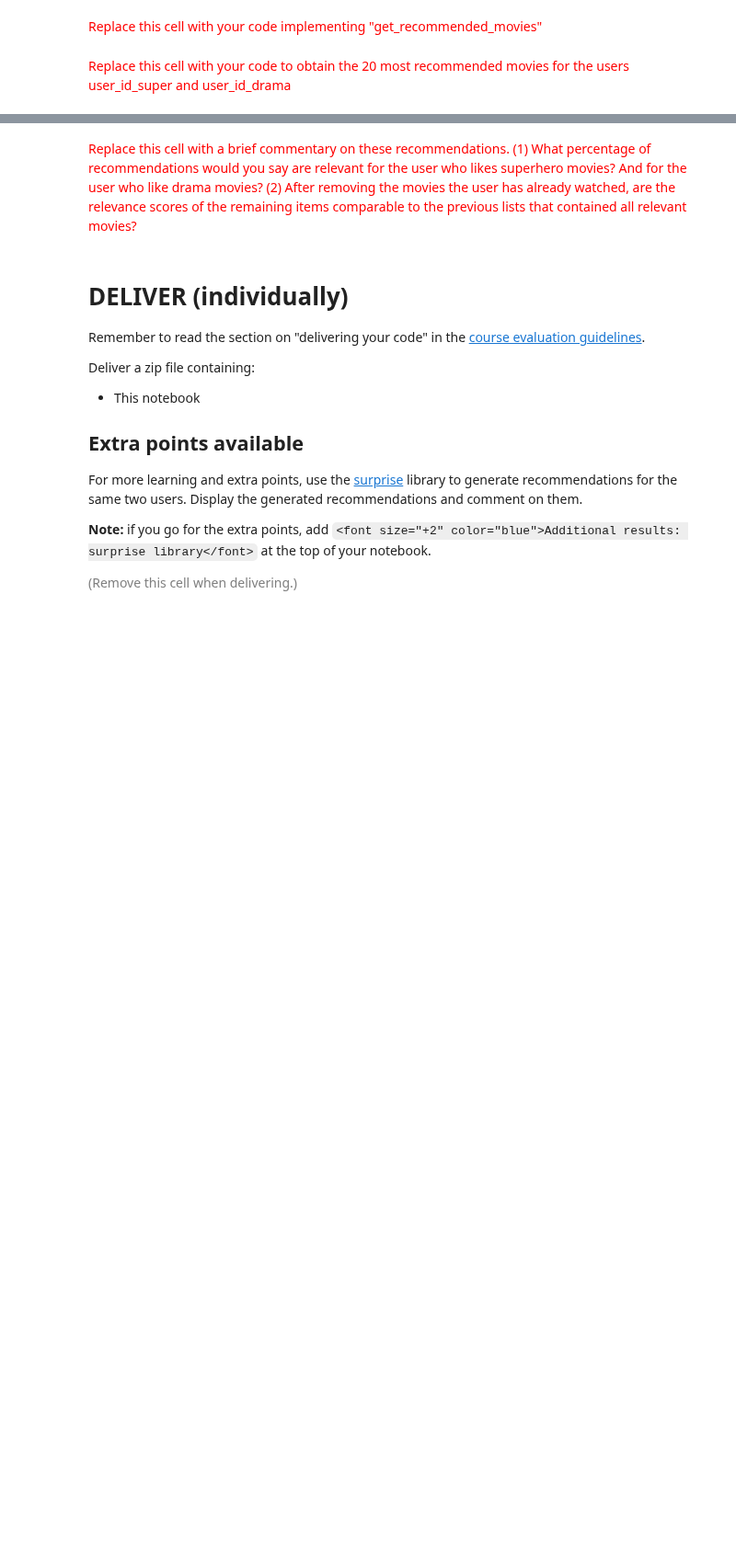
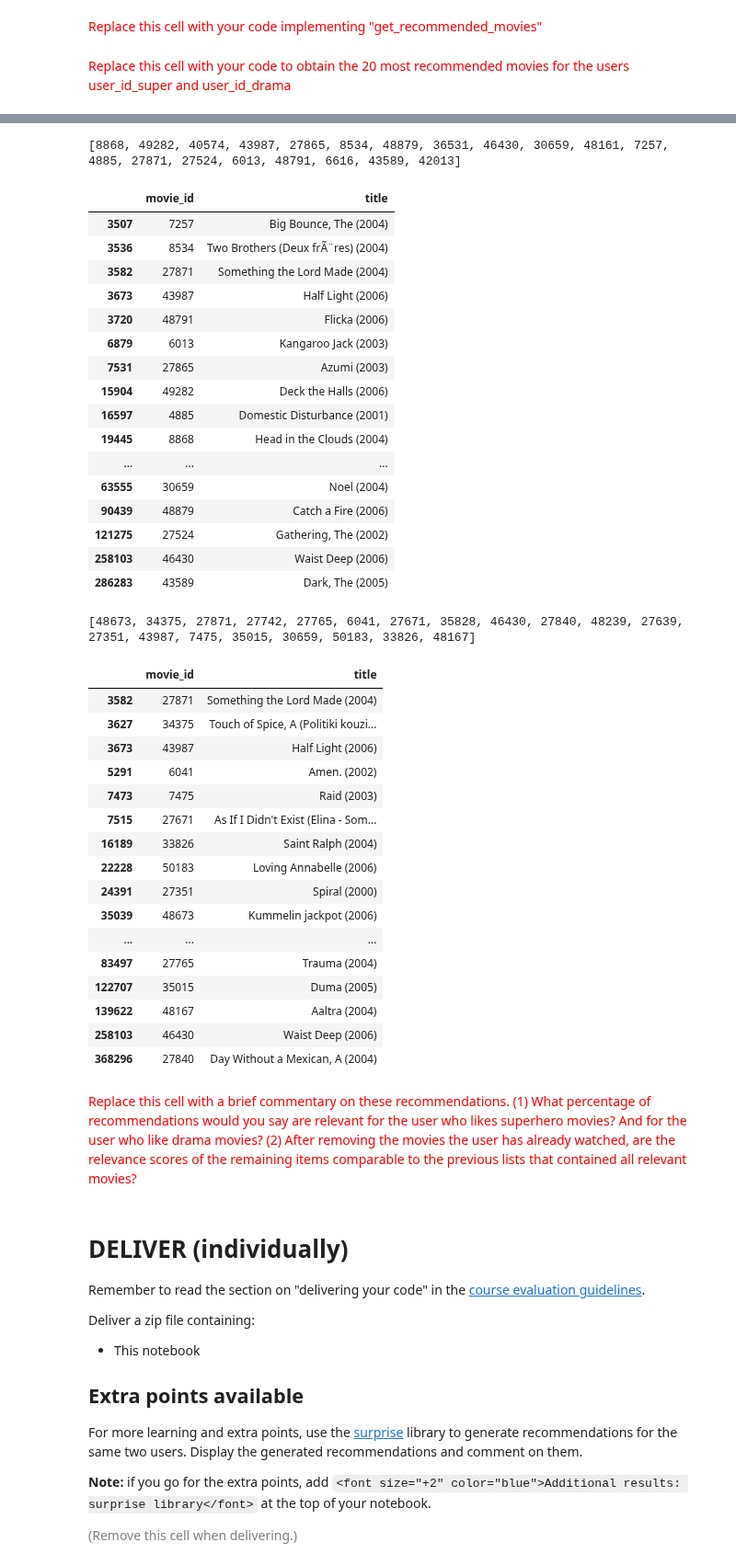
Before and after one commit to zsykk/datamining_2nd, a Jupyter notebook: ps06_item_based_recsys_103.ipynb, the cells around one changed output, grey strips where cells are left out. Shown at 92% size. Saved outputs shown, nothing was run; the diff lists cells and outputs as text; code cells hidden in the pictures; blank space fills up the shorter version.

```diff
--- a/ps06_item_based_recsys_103.ipynb
+++ b/ps06_item_based_recsys_103.ipynb
@@ -894,3 +1088,55 @@ Finally, we need to remove the movies that the user has already watched. To do s
+# %%
+# Get movie titles above to analyze
+# super movies
+super_movies_ids = super_movies['movie_id'].tolist()
+print(super_movies_ids)
+super_movies_lst = rated_movies[rated_movies['movie_id'].isin(super_movies_ids)]
+super_movies_lst = super_movies_lst.drop_duplicates(subset='movie_id', keep='first')
+display(super_movies_lst[['movie_id', 'title']])
+
+# drama movies
+drama_movies_ids = drama_movies['movie_id'].tolist()
+print(drama_movies_ids)
+drama_movies_lst = rated_movies[rated_movies['movie_id'].isin(drama_movies_ids)]
+drama_movies_lst = drama_movies_lst.drop_duplicates(subset='movie_id', keep='first')
+display(drama_movies_lst[['movie_id', 'title']])
+# %% [output]
+[8868, 49282, 40574, 43987, 27865, 8534, 48879, 36531, 46430, 30659, 48161, 7257, 4885, 27871, 27524, 6013, 48791, 6616, 43589, 42013]
+|  | movie_id | title |
+| 3507 | 7257 | Big Bounce, The (2004) |
+| 3536 | 8534 | Two Brothers (Deux frÃ¨res) (2004) |
+| 3582 | 27871 | Something the Lord Made (2004) |
+| 3673 | 43987 | Half Light (2006) |
+| 3720 | 48791 | Flicka (2006) |
+| 6879 | 6013 | Kangaroo Jack (2003) |
+| 7531 | 27865 | Azumi (2003) |
+| 15904 | 49282 | Deck the Halls (2006) |
+| 16597 | 4885 | Domestic Disturbance (2001) |
+| 19445 | 8868 | Head in the Clouds (2004) |
+| ... | ... | ... |
+| 63555 | 30659 | Noel (2004) |
+| 90439 | 48879 | Catch a Fire (2006) |
+| 121275 | 27524 | Gathering, The (2002) |
+| 258103 | 46430 | Waist Deep (2006) |
+| 286283 | 43589 | Dark, The (2005) |
+[48673, 34375, 27871, 27742, 27765, 6041, 27671, 35828, 46430, 27840, 48239, 27639, 27351, 43987, 7475, 35015, 30659, 50183, 33826, 48167]
+|  | movie_id | title |
+| 3582 | 27871 | Something the Lord Made (2004) |
+| 3627 | 34375 | Touch of Spice, A (Politiki kouzi... |
+| 3673 | 43987 | Half Light (2006) |
+| 5291 | 6041 | Amen. (2002) |
+| 7473 | 7475 | Raid (2003) |
+| 7515 | 27671 | As If I Didn't Exist (Elina - Som... |
+| 16189 | 33826 | Saint Ralph (2004) |
+| 22228 | 50183 | Loving Annabelle (2006) |
+| 24391 | 27351 | Spiral (2000) |
+| 35039 | 48673 | Kummelin jackpot (2006) |
+| ... | ... | ... |
+| 83497 | 27765 | Trauma (2004) |
+| 122707 | 35015 | Duma (2005) |
+| 139622 | 48167 | Aaltra (2004) |
+| 258103 | 46430 | Waist Deep (2006) |
+| 368296 | 27840 | Day Without a Mexican, A (2004) |
 # %% [markdown]
 <font size="+1" color="red">Replace this cell with a brief commentary on these recommendations. (1) What percentage of recommendations would you say are relevant for the user who likes superhero movies? And for the user who like drama movies? (2) After removing the movies the user has already watched, are the relevance scores of the remaining items comparable to the previous lists that contained all relevant movies?</font>
 # %% [markdown]
```
Also changed, not shown: parts of 9 cells of this notebook.
